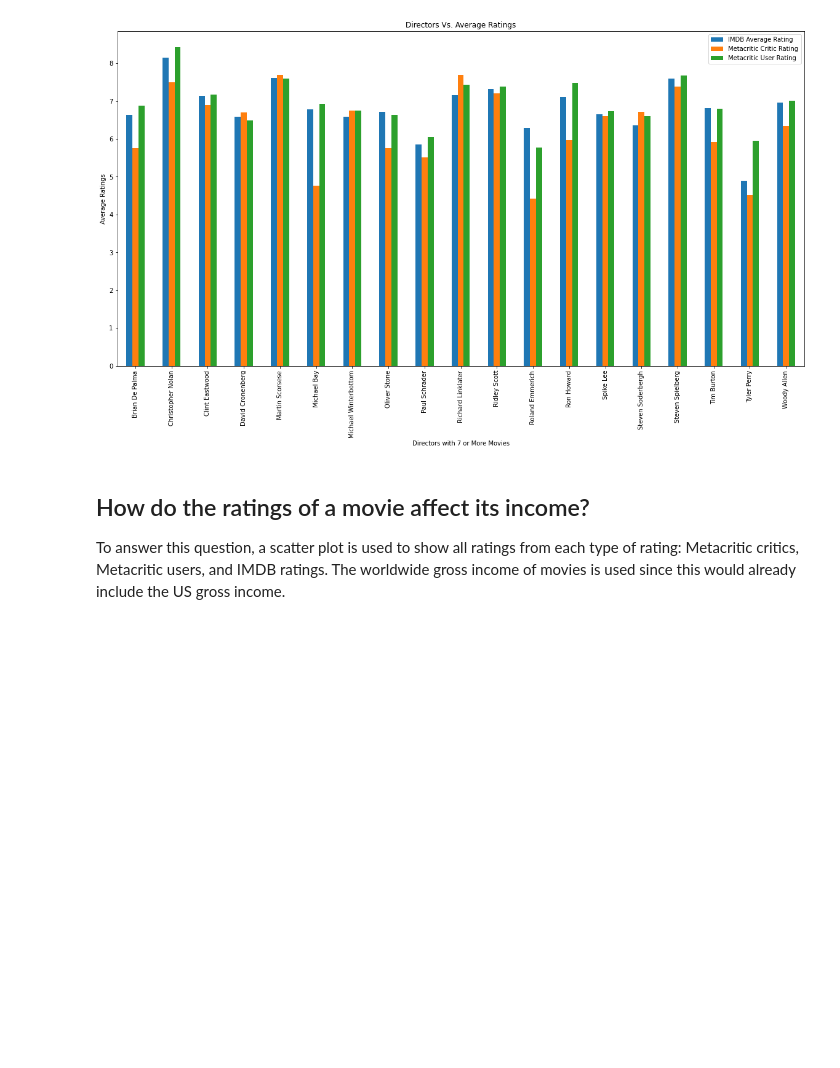
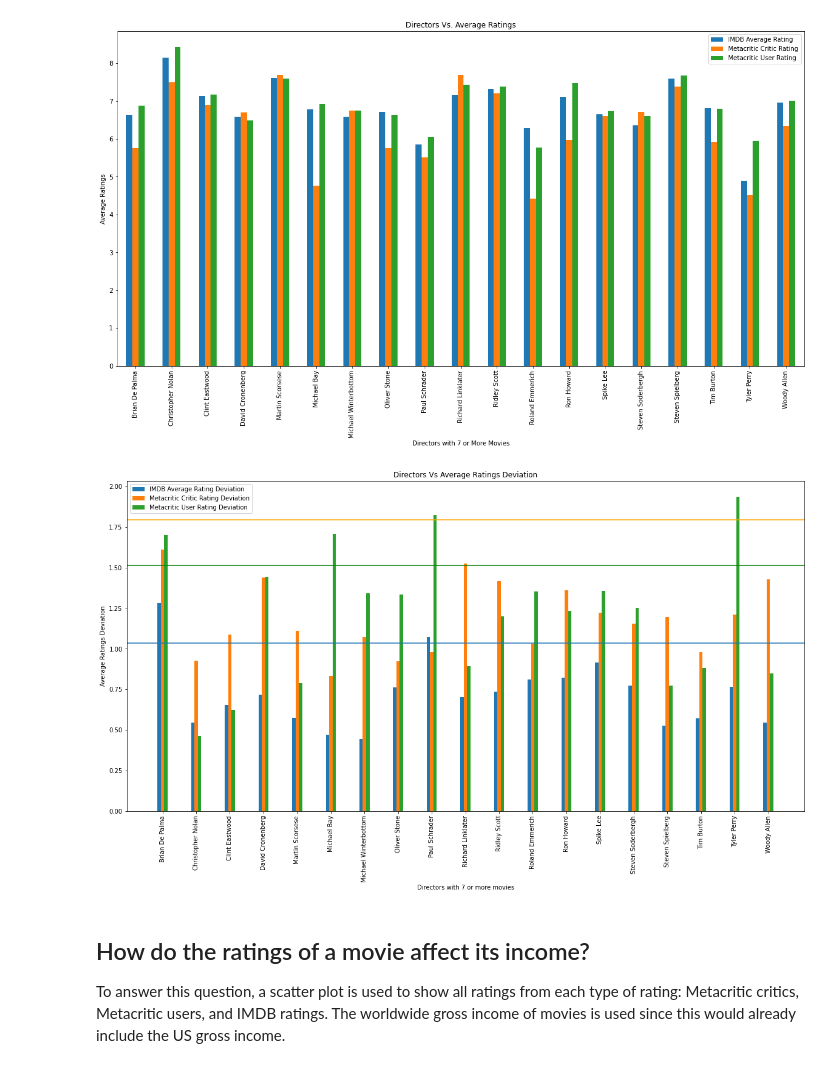
Before and after one commit to yashharanb/ENSF544Project1-1, a Jupyter notebook: Project1-1.ipynb, the cells around one changed output. Saved outputs shown, nothing was run; the diff lists cells and outputs as text; code cells hidden in the pictures; blank space fills up the shorter version.

Commit message:
director

```diff
--- a/Project1-1.ipynb
+++ b/Project1-1.ipynb
@@ -253,6 +253,46 @@ director_rating_stats = director_rating_stats.drop(['count_movies'],axis = 1)
 graph = director_rating_stats.plot.bar(x = 'director', figsize = (20,10), xlabel = 'Directors with 7 or More Movies', ylabel = 'Average Ratings', title = 'Directors Vs. Average Ratings')
 # %% [output]
 [figure]
+# %%
+import matplotlib.pyplot as plt
+
+director_average_vote_deviation = director_rating_df.groupby(['director'])['avg_vote'].std()
+director_critic_rating_deviation = director_rating_df.groupby(['director'])['metacritic_critic_rating'].std()
+director_user_rating_deviation = director_rating_df.groupby(['director'])['metacritic_user_rating'].std()
+
+director_stats_imdb_deviation = pd.merge(director_count,director_average_vote_deviation,on='director').rename(columns = {'title':'count_movies','avg_vote':'IMDB Average Rating Deviation'})
+director_stats_critic_rating_deviation = pd.merge(director_stats_imdb_deviation,director_critic_rating_deviation, on = 'director').rename(columns = {'title':'count_movies','metacritic_critic_rating':'Metacritic Critic Rating Deviation'})
+director_stats_user_rating_deviation = pd.merge(director_stats_critic_rating_deviation,director_user_rating_deviation, on = 'director').rename(columns = {'title':'count_movies','metacritic_user_rating':'Metacritic User Rating Deviation'})
+
+director_stats_deviation = director_stats_user_rating_deviation.loc[director_stats_user_rating_deviation['count_movies']>=7,:].copy()
+director_rating_stats_deviation = pd.DataFrame(director_stats_deviation).reset_index()
+director_rating_stats_deviation = director_rating_stats_deviation.drop(['count_movies'],axis = 1)
+
+fig,ax= plt.subplots(figsize = (20,10))
+width = 0.1
+x = np.arange(len(director_rating_stats_deviation['director']))
+rects1 = ax.bar(x,director_rating_stats_deviation['IMDB Average Rating Deviation'], width, label = "IMDB Average Rating Deviation")
+rects2 = ax.bar(x+width, director_rating_stats_deviation['Metacritic Critic Rating Deviation'], width, label="Metacritic Critic Rating Deviation")
+rects3 = ax.bar(x + 2*width,director_rating_stats_deviation['Metacritic User Rating Deviation'],width,label="Metacritic User Rating Deviation")
+
+ax.set_ylabel("Average Ratings Deviation")
+ax.set_xlabel("Directors with 7 or more movies")
+ax.set_title('Directors Vs Average Ratings Deviation')
+ax.set_xticks(x+width)
+ax.set_xticklabels(director_rating_stats_deviation['director'], rotation = "vertical")
+ax.legend()
+
+std_imdb = director_rating_df['avg_vote'].std()
+std_critic = director_rating_df['metacritic_critic_rating'].std()
+std_user = director_rating_df['metacritic_user_rating'].std()
+ax.axhline(std_imdb)
+ax.axhline(std_critic, color = "orange")
+ax.axhline(std_user, color = "green")
+
+
+plt.show()
+# %% [output]
+[figure, added]
 # %% [markdown]
 ## How do the ratings of a movie affect its income?
 To answer this question, a scatter plot is used to show all ratings from each type of rating: Metacritic critics, Metacritic users, and IMDB ratings. The worldwide gross income of movies is used since this would already include the US gross income.
```
Also changed, not shown: parts of 1 cell of this notebook.
